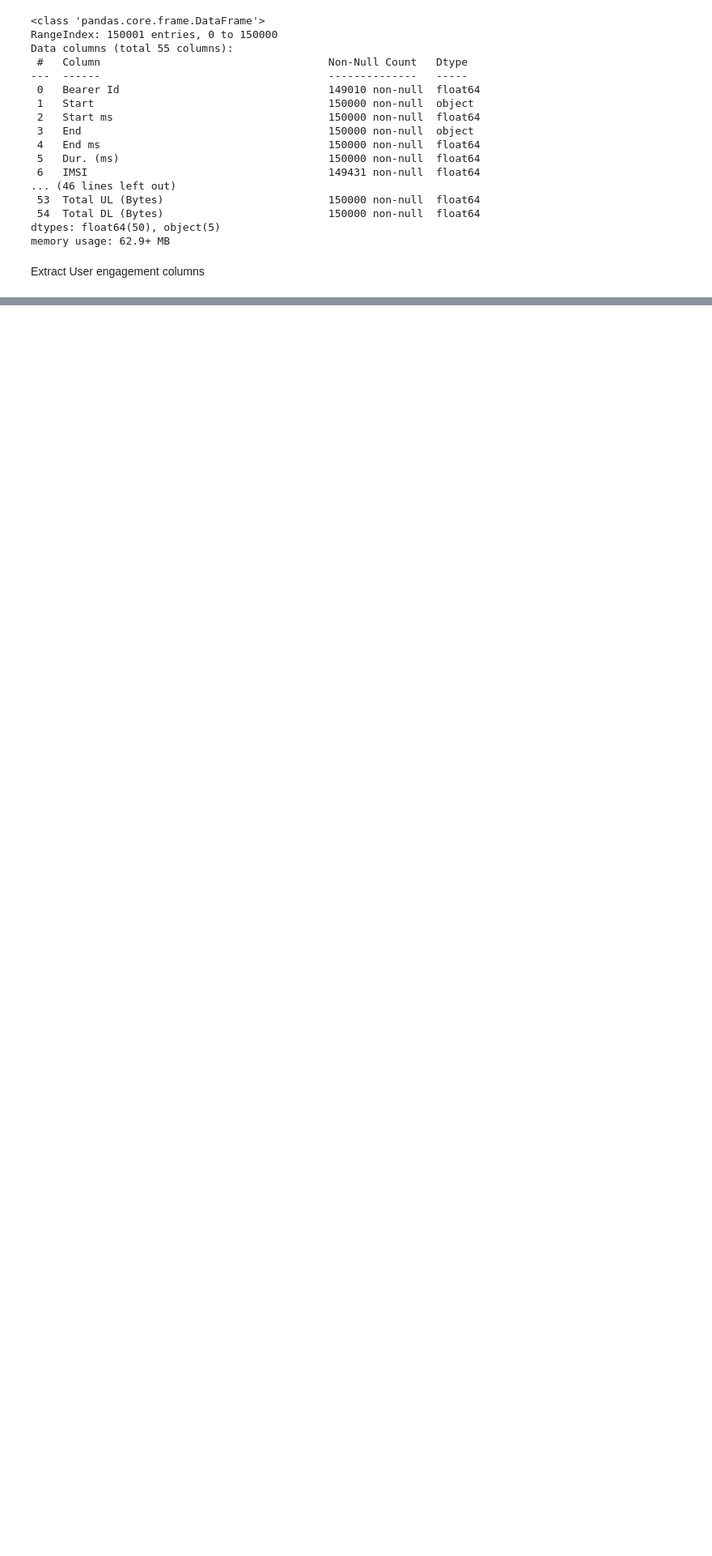
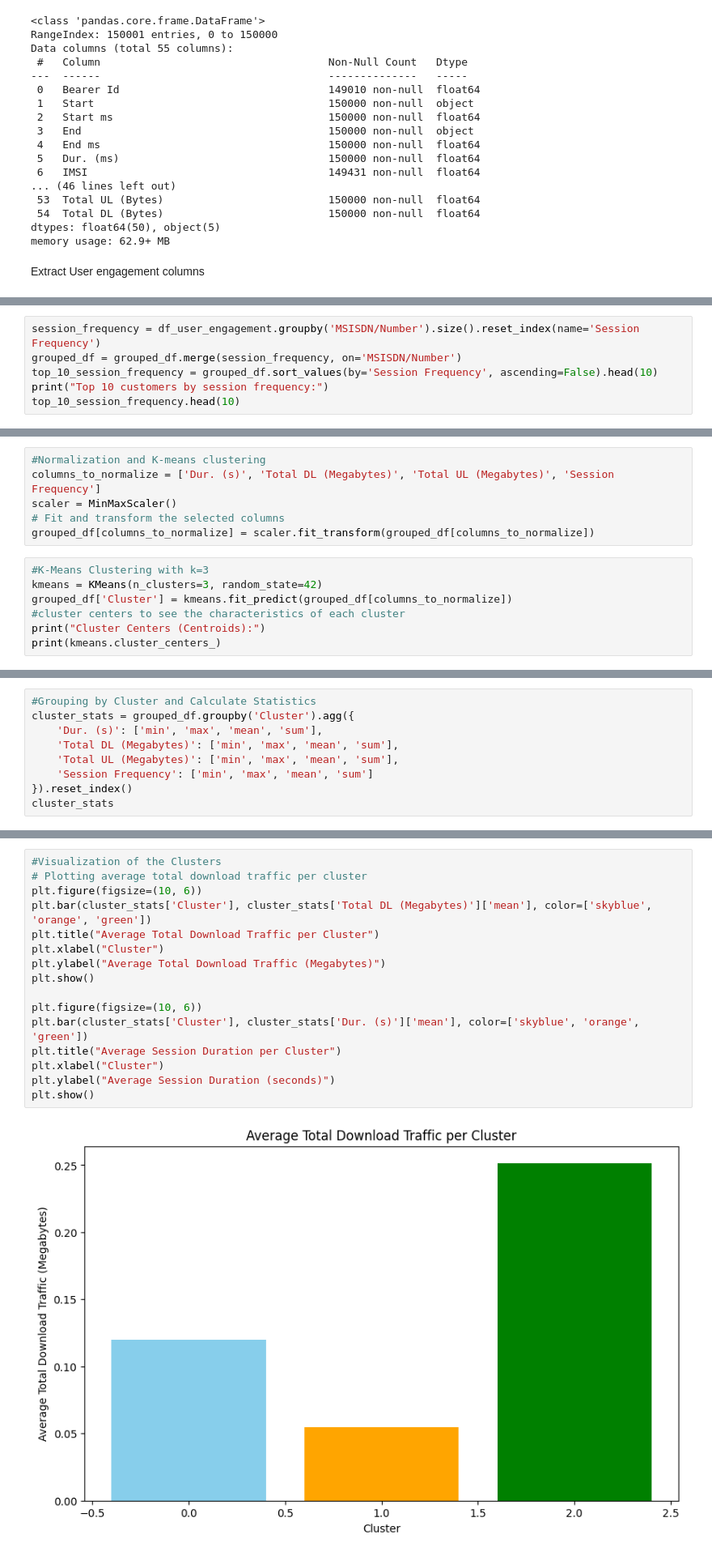
Before and after one commit to dagiteferi/User-Overview-Engagement-and-Experience-Analysis, a Jupyter notebook: notebooks/User_Engagement_Analysis.ipynb, the cells around one changed output, grey strips where cells are left out. Shown: that part at 81% size. Drawn from its saved outputs; the diff is of its cells as text; blank space fills up the shorter version.

```diff
--- a/notebooks/User_Engagement_Analysis.ipynb
+++ b/notebooks/User_Engagement_Analysis.ipynb
@@ -161,0 +349,6 @@ user_engagement_columns = [
+# %%
+session_frequency = df_user_engagement.groupby('MSISDN/Number').size().reset_index(name='Session Frequency')
+grouped_df = grouped_df.merge(session_frequency, on='MSISDN/Number')
+top_10_session_frequency = grouped_df.sort_values(by='Session Frequency', ascending=False).head(10)
+print("Top 10 customers by session frequency:")
+top_10_session_frequency.head(10)
@@ -161,0 +368,13 @@ user_engagement_columns = [
+# %%
+#Normalization and K-means clustering
+columns_to_normalize = ['Dur. (s)', 'Total DL (Megabytes)', 'Total UL (Megabytes)', 'Session Frequency']
+scaler = MinMaxScaler()
+# Fit and transform the selected columns
+grouped_df[columns_to_normalize] = scaler.fit_transform(grouped_df[columns_to_normalize])
+# %%
+#K-Means Clustering with k=3
+kmeans = KMeans(n_clusters=3, random_state=42)
+grouped_df['Cluster'] = kmeans.fit_predict(grouped_df[columns_to_normalize])
+#cluster centers to see the characteristics of each cluster
+print("Cluster Centers (Centroids):")
+print(kmeans.cluster_centers_)
@@ -161,0 +400,9 @@ user_engagement_columns = [
+# %%
+#Grouping by Cluster and Calculate Statistics
+cluster_stats = grouped_df.groupby('Cluster').agg({
+    'Dur. (s)': ['min', 'max', 'mean', 'sum'],
+    'Total DL (Megabytes)': ['min', 'max', 'mean', 'sum'],
+    'Total UL (Megabytes)': ['min', 'max', 'mean', 'sum'],
+    'Session Frequency': ['min', 'max', 'mean', 'sum']
+}).reset_index()
+cluster_stats
@@ -161,0 +415,18 @@ user_engagement_columns = [
+# %%
+#Visualization of the Clusters
+# Plotting average total download traffic per cluster
+plt.figure(figsize=(10, 6))
+plt.bar(cluster_stats['Cluster'], cluster_stats['Total DL (Megabytes)']['mean'], color=['skyblue', 'orange', 'green'])
+plt.title("Average Total Download Traffic per Cluster")
+plt.xlabel("Cluster")
+plt.ylabel("Average Total Download Traffic (Megabytes)")
+plt.show()
+
+plt.figure(figsize=(10, 6))
+plt.bar(cluster_stats['Cluster'], cluster_stats['Dur. (s)']['mean'], color=['skyblue', 'orange', 'green'])
+plt.title("Average Session Duration per Cluster")
+plt.xlabel("Cluster")
+plt.ylabel("Average Session Duration (seconds)")
+plt.show()
+# %% [output]
+[figure, added]
```
Also changed, not shown: parts of 34 cells of this notebook.
